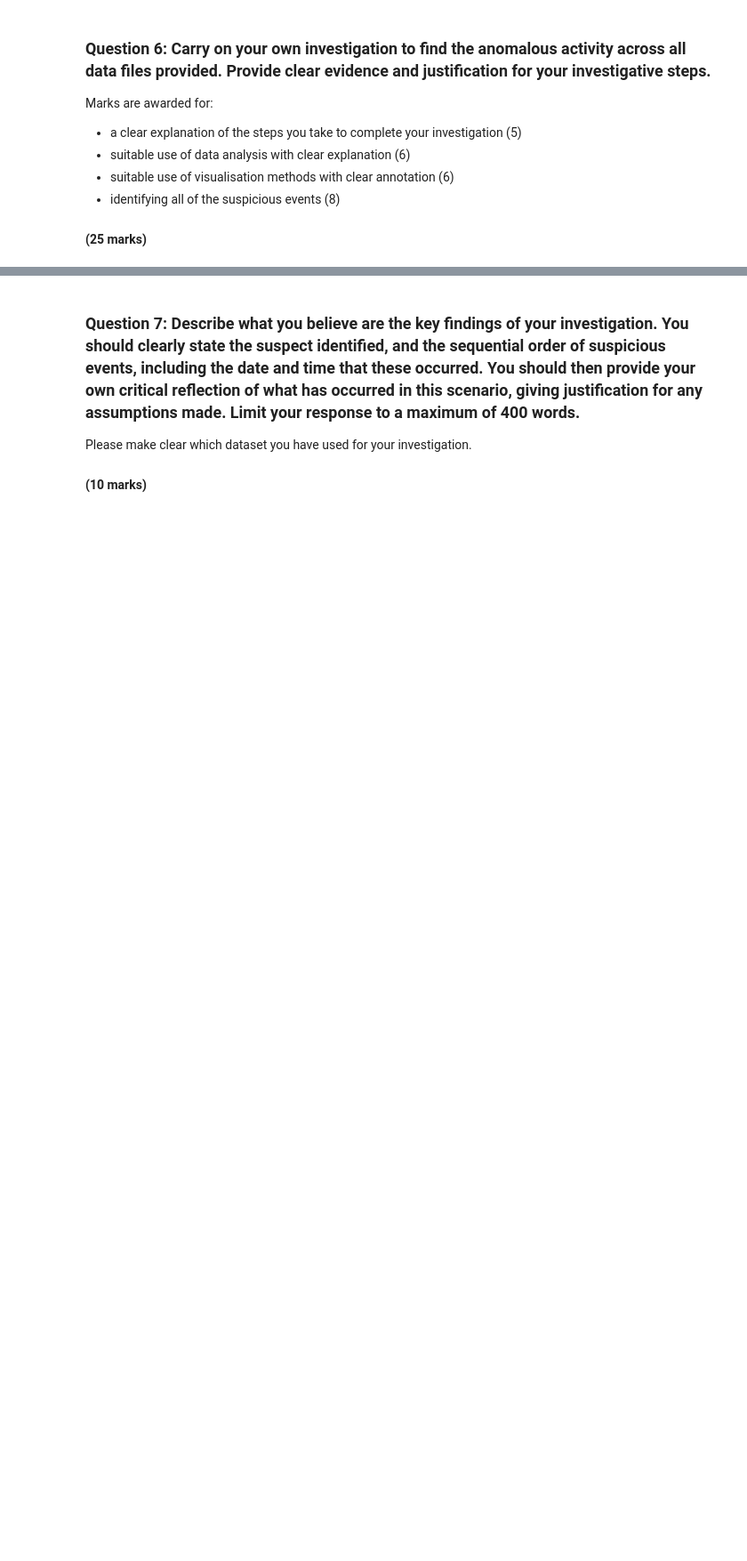
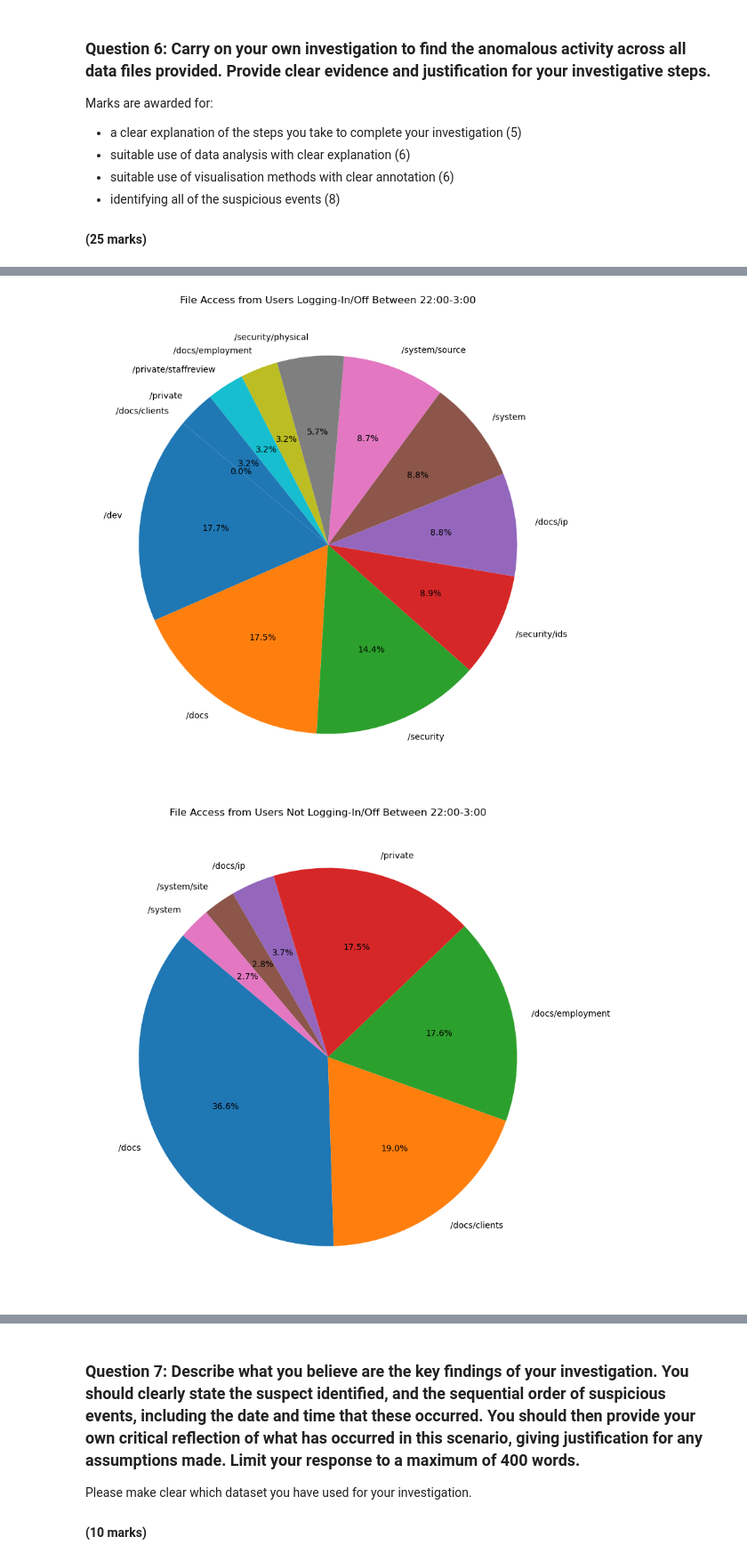
Before and after one commit to arthurmilner01/security-data-analytics, a Jupyter notebook: 21035478-PART3.ipynb, the cells around one changed output, grey strips where cells are left out. Shown at 89% size. Saved outputs shown, nothing was run; the diff lists cells and outputs as text; code cells hidden in the pictures; blank space fills up the shorter version.

```diff
--- a/21035478-PART3.ipynb
+++ b/21035478-PART3.ipynb
@@ -351,0 +515,25 @@ Marks are awarded for:
+# %%
+#Filtering by hours stated above
+suspicious_loginlogoff = login_data[(login_data['hour'] >= 0) & (login_data['hour'] <= 3) | (login_data['hour'] >= 22) & (login_data['hour'] <= 23)]
+
+#Filter file data by users who are logging on/off at suspicious hours
+suspicious_users = suspicious_loginlogoff['user'].unique()
+suspicious_file = file_data[file_data['user'].isin(suspicious_users)]
+#Filter by users who are not logging on/off at suspicious hours
+unsuspicious_file = file_data[~file_data['user'].isin(suspicious_users)]
+#Get count of file access by filename
+suspicious_file = suspicious_file['filename'].value_counts().reset_index()
+unsuspicious_file = unsuspicious_file['filename'].value_counts().reset_index()
+
+plt.figure(figsize=(10, 20))
+plt.pie(suspicious_file['count'], labels=suspicious_file['filename'], autopct='%1.1f%%', startangle=140)
+plt.title('File Access from Users Logging-In/Off Between 22:00-3:00')
+plt.show()
+
+plt.figure(figsize=(10, 20))
+plt.pie(unsuspicious_file['count'], labels=unsuspicious_file['filename'], autopct='%1.1f%%', startangle=140)
+plt.title('File Access from Users Not Logging-In/Off Between 22:00-3:00')
+plt.show()
+# %% [output]
+[figure, added]
+[figure, added]
```
Also changed, not shown: parts of 13 cells of this notebook.
